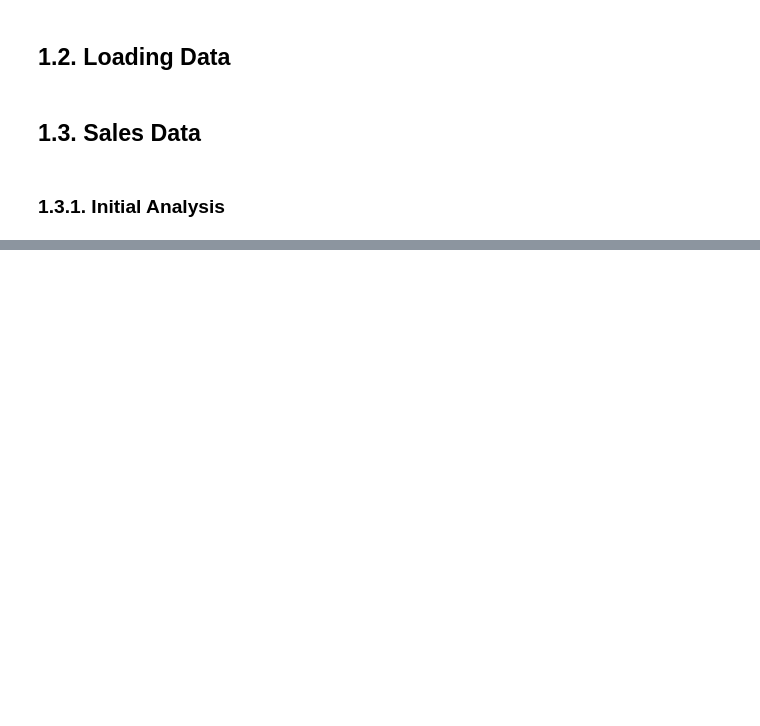
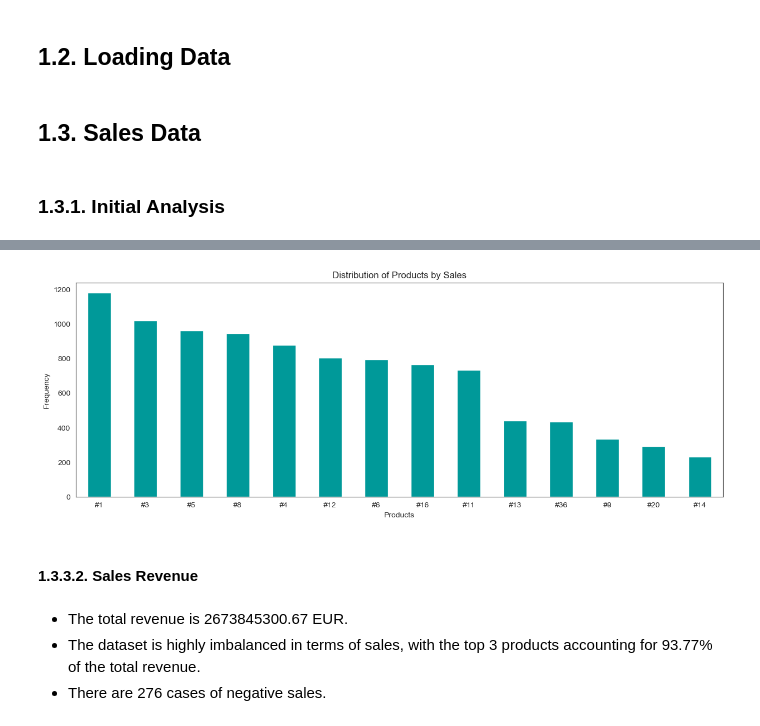
Before and after one commit to RubenCMarques/Case-2--Siemens-Sales-Forecast, a Jupyter notebook: Notebooks/Group_D_Source_Code.ipynb, the cells around one changed output, grey strips where cells are left out. Cells and saved outputs as stored; diff of their text form; code cells hidden in the pictures; blank space fills up the shorter version.

```diff
--- a/Notebooks/Group_D_Source_Code.ipynb
+++ b/Notebooks/Group_D_Source_Code.ipynb
@@ -91,0 +147,9 @@ sales_data = pd.read_csv('../Data/Case2_Sales data.csv', sep=";")
+# %%
+# Turn into string, replace commas with periods, and remove leading/trailing whitespaces
+sales_data['Sales_EUR'] = sales_data['Sales_EUR'].astype(str).str.replace(',', '.').str.strip()
+
+# Convert to float
+sales_data['Sales_EUR'] = pd.to_numeric(sales_data['Sales_EUR'])
+# %%
+# Convert the DATE column to datetime
+sales_data['DATE'] = pd.to_datetime(sales_data['DATE'], format='%d.%m.%Y')
@@ -91,0 +210,21 @@ sales_data = pd.read_csv('../Data/Case2_Sales data.csv', sep=";")
+# %%
+# Plot the distribution of the products by sales volume
+plt.figure(figsize=(15, 5))
+sales_data['Mapped_GCK'].value_counts().plot(kind='bar', color=siemens_green)
+plt.xlabel('Products')
+plt.ylabel('Frequency')
+plt.title('Distribution of Products by Sales')
+plt.xticks(rotation=0)
+plt.show()
+# %% [output]
+[figure, added]
+# %% [markdown]
+<a class="anchor" id="sub-section-1_3_3_2"></a>
+
+#### 1.3.3.2. Sales Revenue
+
+</a>
+# %% [markdown]
+- The total revenue is 2673845300.67 EUR.
+- The dataset is highly imbalanced in terms of sales, with the top 3 products accounting for 93.77% of the total revenue.
+- There are 276 cases of negative sales.
```
Also changed, not shown: parts of 37 cells of this notebook.
